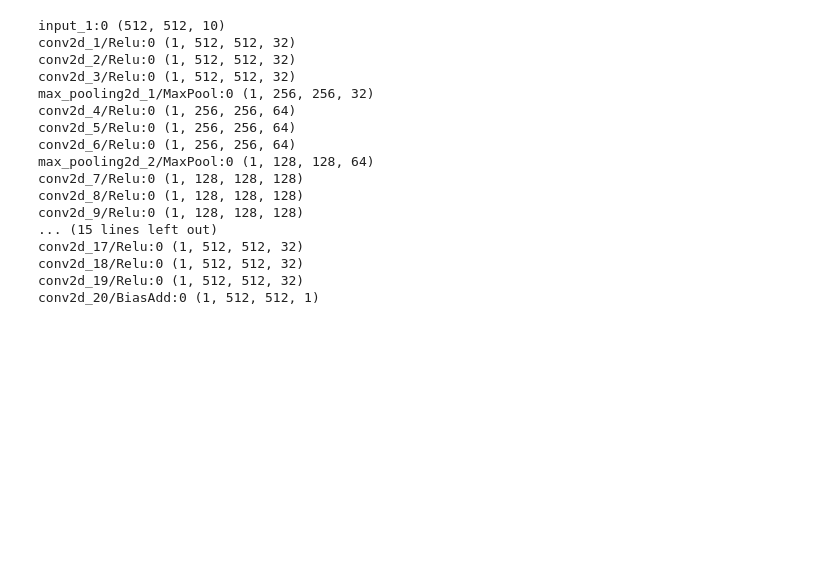
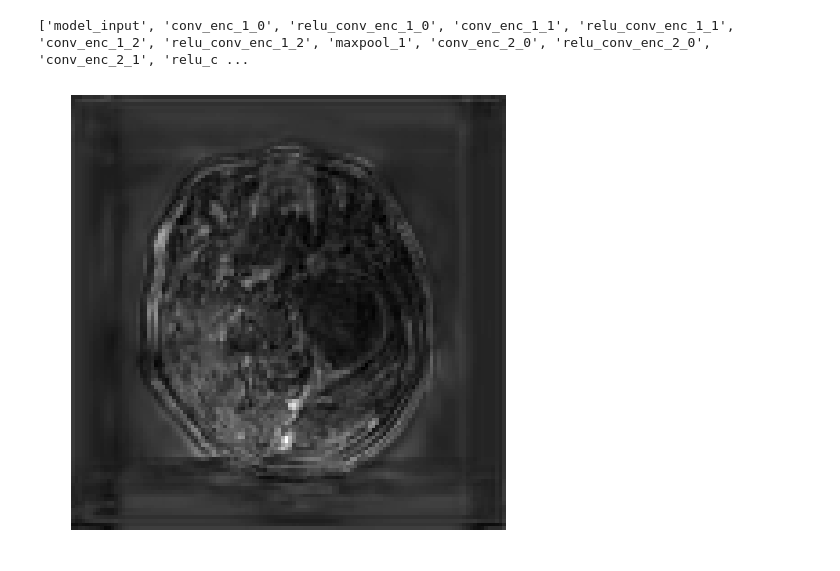
Before and after one commit to subtlemedicalinc/SubtleBoost, a Jupyter notebook: train/notebooks/Check-Activations.ipynb, the cells around one changed output. Cells and saved outputs as stored; diff of their text form; code cells hidden in the pictures; blank space fills up the shorter version.

```diff
--- a/train/notebooks/Check-Activations.ipynb
+++ b/train/notebooks/Check-Activations.ipynb
@@ -122,29 +126,28 @@ show_img(y_pred[168, :, :, 0])
 # %%
-net_ip = np.transpose(np.concatenate([study_data[166:171, 0], study_data[166:171, 1]]), (1, 2, 0))
-net_ip = np.array([net_ip])
+# study_data = suio.load_h5_file('/home/srivathsa/projects/studies/gad/tiantan/preprocess/data/NO57.h5')
+
+# net_ip = np.transpose(np.concatenate([study_data[90:97, 0], study_data[90:97, 1]]), (1, 2, 0))
+# net_ip = np.array([net_ip])
 
 layer_names = [l.name for l in model.model.layers]
+print(layer_names)
 
-activations = get_activations(model.model, net_ip)
-activations = sorted(activations.items(), key=lambda act: layer_names.index(act[0].split(':')[0].split('/')[0]))
+net_ip = prediction_generator.__getitem__(300)[0]
+net_ip = np.rot90(net_ip, k=3, axes=(1, 2))
+net_ip = np.flip(net_ip, axis=2)
+show_img(net_ip[0, ..., 0])
+lname = 'relu_conv_dec_3_1'
 
-for act in activations:
-    print(act[0], act[1].shape)
+activations = get_activations(model.model, net_ip, layer_name=lname)[lname]
+
+activ_pool = np.sum(activations, axis=3)
+np.save('/home/srivathsa/projects/act_pool_2.npy', activ_pool)
+show_img(activ_pool[0])
+
+# activations = sorted(activations.items(), key=lambda act: layer_names.index(act[0].split(':')[0].split('/')[0]))
+
+# for act in activations:
+#     print(act[0], act[1].shape)
 # %% [output]
-input_1:0 (512, 512, 10)
-conv2d_1/Relu:0 (1, 512, 512, 32)
-conv2d_2/Relu:0 (1, 512, 512, 32)
-conv2d_3/Relu:0 (1, 512, 512, 32)
-max_pooling2d_1/MaxPool:0 (1, 256, 256, 32)
-conv2d_4/Relu:0 (1, 256, 256, 64)
-conv2d_5/Relu:0 (1, 256, 256, 64)
-conv2d_6/Relu:0 (1, 256, 256, 64)
-max_pooling2d_2/MaxPool:0 (1, 128, 128, 64)
-conv2d_7/Relu:0 (1, 128, 128, 128)
-conv2d_8/Relu:0 (1, 128, 128, 128)
-conv2d_9/Relu:0 (1, 128, 128, 128)
-... (15 lines left out)
-conv2d_17/Relu:0 (1, 512, 512, 32)
-conv2d_18/Relu:0 (1, 512, 512, 32)
-conv2d_19/Relu:0 (1, 512, 512, 32)
-conv2d_20/BiasAdd:0 (1, 512, 512, 1)
+['model_input', 'conv_enc_1_0', 'relu_conv_enc_1_0', 'conv_enc_1_1', 'relu_conv_enc_1_1', 'conv_enc_1_2', 'relu_conv_enc_1_2', 'maxpool_1', 'conv_enc_2_0', 'relu_conv_enc_2_0', 'conv_enc_2_1', 'relu_c ...
+[figure, added]
```
Also changed, not shown: parts of 13 cells of this notebook, 2 other files.
